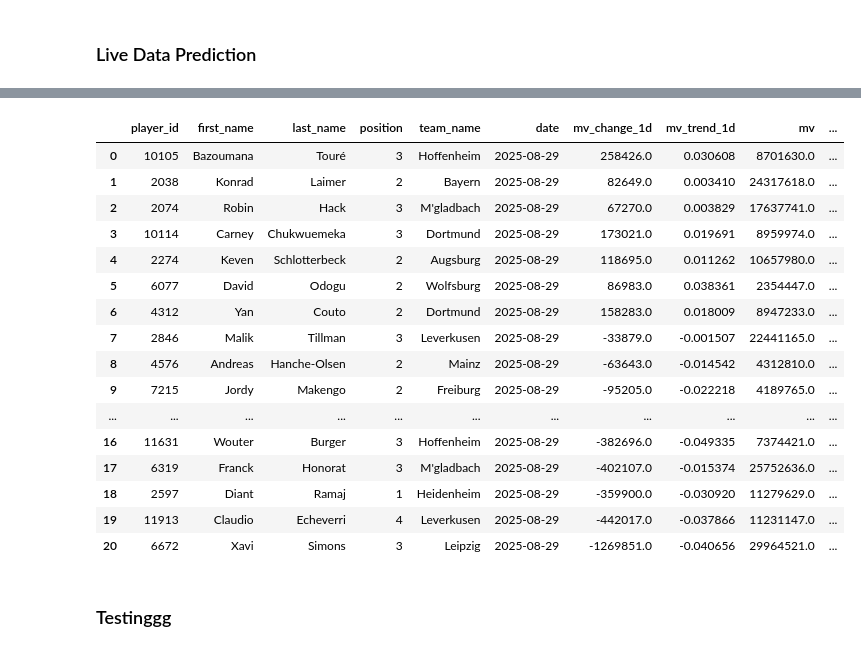
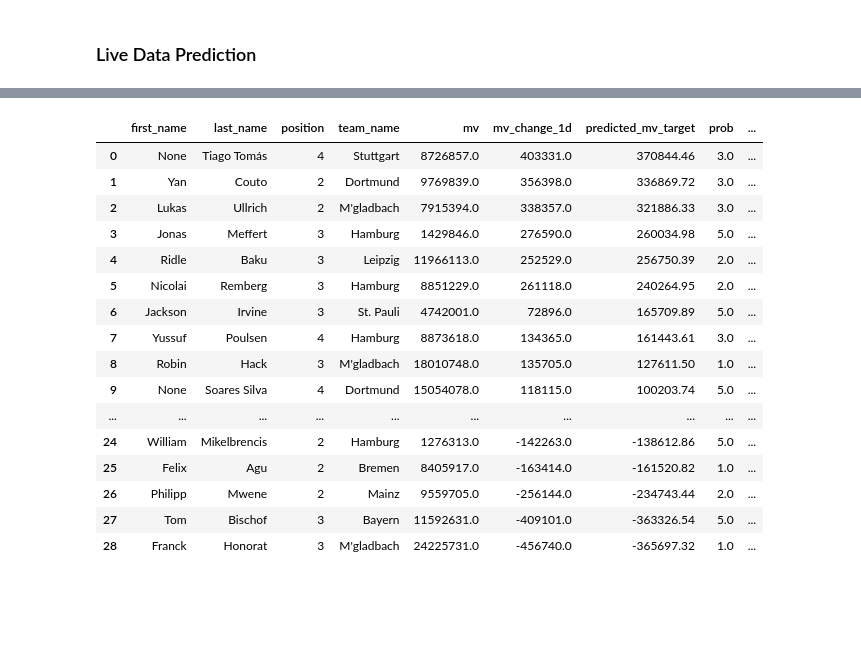
Before and after one commit to walzim/Kickbase-Trading-Advisor, a Jupyter notebook: daily_predictions.ipynb, the cells around one changed output, grey strips where cells are left out. Drawn from its saved outputs; the diff is of its cells as text; code cells hidden in the pictures; blank space fills up the shorter version.

```diff
--- a/daily_predictions.ipynb
+++ b/daily_predictions.ipynb
@@ -146,14 +172,11 @@ if reload_data:
         final_df.to_sql("player_data_1d", conn, if_exists="replace", index=False)
 # %%
-conn = sqlite3.connect("bundesliga.db")
+conn = sqlite3.connect("player_data_total.db")
 df = pd.read_sql("SELECT * FROM player_data_1d", conn)
 conn.close()
 # %% [markdown]
 ### Preprocess Data
 # %%
-# TODO: Change this to replace NaN with other values instead of dropping, so we keep our up-to-date data
-#df = df.dropna(subset=["mv_next_day", "mv_target", "next_md", "days_to_next"])
-
 # 1. Sort and filter
 df = df.sort_values(["player_id", "date"])
 df = df[(df["team_id"] == df["t1"]) | (df["team_id"] == df["t2"])]  # keep only t1 or t2
@@ -177,7 +200,7 @@ df = df[df["mv"] != 0.0]
 # 4. Feature engineering
 # Market value trend 1d
 df["mv_change_1d"] = df["mv"] - df.groupby("player_id")["mv"].shift(1)
-df["mv_trend_1d"] = df.groupby("player_id")["mv"].pct_change()
+df["mv_trend_1d"] = df.groupby("player_id")["mv"].pct_change(fill_method=None)
 df["mv_trend_1d"] = df["mv_trend_1d"].replace([np.inf, -np.inf], 0).fillna(0)
 
 # Market value trend 3d
@@ -185,7 +208,7 @@ df["mv_change_3d"] = df["mv"] - df.groupby("player_id")["mv"].shift(3)
 df["mv_vol_3d"] = df.groupby("player_id")["mv"].rolling(3).std().reset_index(0,drop=True)
 
 # Market value trend 7d
-df["mv_trend_7d"] = df.groupby("player_id")["mv"].pct_change(periods=7)
+df["mv_trend_7d"] = df.groupby("player_id")["mv"].pct_change(periods=7, fill_method=None)
 df["mv_trend_7d"] = df["mv_trend_7d"].replace([np.inf, -np.inf], 0).fillna(0)
 
 ## League-wide market context
@@ -214,7 +237,6 @@ df = df.fillna({
 now = datetime.now()
 max_date = (now - timedelta(days=1)) if now.hour <= 22 else now
 max_date = max_date.date()
-print(max_date)
 
 today_df = df[df["date"].dt.date >= max_date]
 
@@ -391,38 +373,47 @@ display(today_df_results)
 # %%
 league_infos = get_leagues_infos(token)
 league_id = league_infos[0]["id"]
 
 players_on_market = get_players_on_market(token, league_id)
 
 # players_on_market to DataFrame
 market_df = pd.DataFrame(players_on_market)
 
 # Join market_df ("id") with today_df ("player_id")
 bid_df = (
     pd.merge(today_df_results, market_df, left_on="player_id", right_on="id")
     .drop(columns=["id"])
 )
 
+# exp contains seconds until expiration
+bid_df["hours_to_exp"] = np.round((bid_df["exp"] / 3600), 2)
+
+# check if current sysdate + hours_to_exp is after the next 22:00
+now = datetime.now()
+next_22 = now.replace(hour=22, minute=0, second=0, microsecond=0)
+diff = np.round((next_22 - now).total_seconds() / 3600, 2)
+
+# If hours_to_exp < diff then it expires today
+bid_df["expiring_today"] = bid_df["hours_to_exp"] < diff
+
 # Sort by predicted_mv_target descending
 bid_df = bid_df.sort_values("predicted_mv_target", ascending=False)
-display(bid_df)
+display(bid_df[["first_name", "last_name", "position", "team_name", "mv", "mv_change_1d", "predicted_mv_target", "prob", "hours_to_exp", "expiring_today"]])
 # %% [output]
-|  | player_id | first_name | last_name | position | team_name | date | mv_change_1d | mv_trend_1d | mv | ... |
-| 0 | 10105 | Bazoumana | Touré | 3 | Hoffenheim | 2025-08-29 | 258426.0 | 0.030608 | 8701630.0 | ... |
-| 1 | 2038 | Konrad | Laimer | 2 | Bayern | 2025-08-29 | 82649.0 | 0.003410 | 24317618.0 | ... |
-| 2 | 2074 | Robin | Hack | 3 | M'gladbach | 2025-08-29 | 67270.0 | 0.003829 | 17637741.0 | ... |
-| 3 | 10114 | Carney | Chukwuemeka | 3 | Dortmund | 2025-08-29 | 173021.0 | 0.019691 | 8959974.0 | ... |
-| 4 | 2274 | Keven | Schlotterbeck | 2 | Augsburg | 2025-08-29 | 118695.0 | 0.011262 | 10657980.0 | ... |
-| 5 | 6077 | David | Odogu | 2 | Wolfsburg | 2025-08-29 | 86983.0 | 0.038361 | 2354447.0 | ... |
-| 6 | 4312 | Yan | Couto | 2 | Dortmund | 2025-08-29 | 158283.0 | 0.018009 | 8947233.0 | ... |
-| 7 | 2846 | Malik | Tillman | 3 | Leverkusen | 2025-08-29 | -33879.0 | -0.001507 | 22441165.0 | ... |
-| 8 | 4576 | Andreas | Hanche-Olsen | 2 | Mainz | 2025-08-29 | -63643.0 | -0.014542 | 4312810.0 | ... |
-| 9 | 7215 | Jordy | Makengo | 2 | Freiburg | 2025-08-29 | -95205.0 | -0.022218 | 4189765.0 | ... |
-| ... | ... | ... | ... | ... | ... | ... | ... | ... | ... | ... |
-| 16 | 11631 | Wouter | Burger | 3 | Hoffenheim | 2025-08-29 | -382696.0 | -0.049335 | 7374421.0 | ... |
-| 17 | 6319 | Franck | Honorat | 3 | M'gladbach | 2025-08-29 | -402107.0 | -0.015374 | 25752636.0 | ... |
-| 18 | 2597 | Diant | Ramaj | 1 | Heidenheim | 2025-08-29 | -359900.0 | -0.030920 | 11279629.0 | ... |
-| 19 | 11913 | Claudio | Echeverri | 4 | Leverkusen | 2025-08-29 | -442017.0 | -0.037866 | 11231147.0 | ... |
-| 20 | 6672 | Xavi | Simons | 3 | Leipzig | 2025-08-29 | -1269851.0 | -0.040656 | 29964521.0 | ... |
+|  | first_name | last_name | position | team_name | mv | mv_change_1d | predicted_mv_target | prob | ... |
+| 0 | None | Tiago Tomás | 4 | Stuttgart | 8726857.0 | 403331.0 | 370844.46 | 3.0 | ... |
+| 1 | Yan | Couto | 2 | Dortmund | 9769839.0 | 356398.0 | 336869.72 | 3.0 | ... |
+| 2 | Lukas | Ullrich | 2 | M'gladbach | 7915394.0 | 338357.0 | 321886.33 | 3.0 | ... |
+| 3 | Jonas | Meffert | 3 | Hamburg | 1429846.0 | 276590.0 | 260034.98 | 5.0 | ... |
+| 4 | Ridle | Baku | 3 | Leipzig | 11966113.0 | 252529.0 | 256750.39 | 2.0 | ... |
+| 5 | Nicolai | Remberg | 3 | Hamburg | 8851229.0 | 261118.0 | 240264.95 | 2.0 | ... |
+| 6 | Jackson | Irvine | 3 | St. Pauli | 4742001.0 | 72896.0 | 165709.89 | 5.0 | ... |
+| 7 | Yussuf | Poulsen | 4 | Hamburg | 8873618.0 | 134365.0 | 161443.61 | 3.0 | ... |
+| 8 | Robin | Hack | 3 | M'gladbach | 18010748.0 | 135705.0 | 127611.50 | 1.0 | ... |
+| 9 | None | Soares Silva | 4 | Dortmund | 15054078.0 | 118115.0 | 100203.74 | 5.0 | ... |
+| ... | ... | ... | ... | ... | ... | ... | ... | ... | ... |
+| 24 | William | Mikelbrencis | 2 | Hamburg | 1276313.0 | -142263.0 | -138612.86 | 5.0 | ... |
+| 25 | Felix | Agu | 2 | Bremen | 8405917.0 | -163414.0 | -161520.82 | 1.0 | ... |
+| 26 | Philipp | Mwene | 2 | Mainz | 9559705.0 | -256144.0 | -234743.44 | 2.0 | ... |
+| 27 | Tom | Bischof | 3 | Bayern | 11592631.0 | -409101.0 | -363326.54 | 5.0 | ... |
+| 28 | Franck | Honorat | 3 | M'gladbach | 24225731.0 | -456740.0 | -365697.32 | 1.0 | ... |
-# %% [markdown]
-### Testinggg
```
Also changed, not shown: parts of 16 cells of this notebook, 5 other files.
